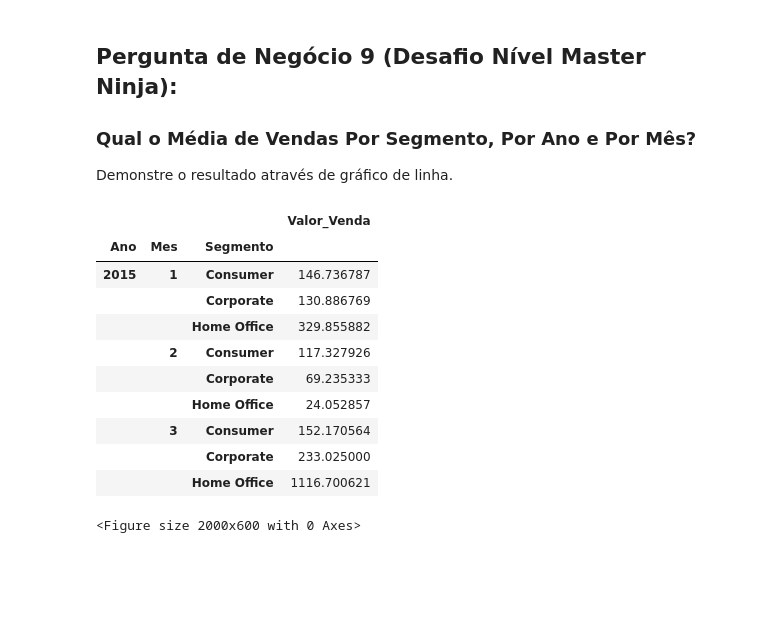
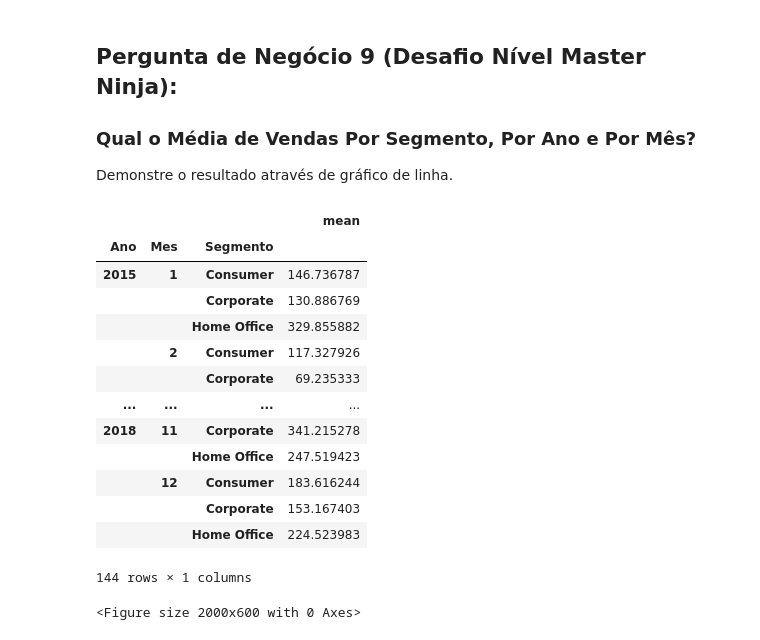
Before and after one commit to phaa/curso-python-analise-dados-dca, a Jupyter notebook: 13-Projeto/Projeto2-Perguntas.ipynb, the cells around one changed output. Cells and saved outputs as stored; diff of their text form; code cells hidden in the pictures; blank space fills up the shorter version.

```diff
--- a/13-Projeto/Projeto2-Perguntas.ipynb
+++ b/13-Projeto/Projeto2-Perguntas.ipynb
@@ -330,20 +333,3 @@ dtype: float64
 ### Qual o Média de Vendas Por Segmento, Por Ano e Por Mês?
 
 Demonstre o resultado através de gráfico de linha.
-# %%
-df_dsa['Mes'] = df_dsa['Data_Pedido'].dt.month
-
-result_p9 = df_dsa[['Segmento', 'Ano', 'Mes', 'Valor_Venda']].groupby(['Ano', 'Mes', 'Segmento']).mean()
-result_p9.head(9)
-# %% [output]
-|  |  |  | Valor_Venda |
-| Ano | Mes | Segmento |  |
-| 2015 | 1 | Consumer | 146.736787 |
-|  |  | Corporate | 130.886769 |
-|  |  | Home Office | 329.855882 |
-|  | 2 | Consumer | 117.327926 |
-|  |  | Corporate | 69.235333 |
-|  |  | Home Office | 24.052857 |
-|  | 3 | Consumer | 152.170564 |
-|  |  | Corporate | 233.025000 |
-|  |  | Home Office | 1116.700621 |
@@ -350,3 +339,22 @@ result_p9.head(9)
+# %%
+# Agora vamos agrupar por Ano -> Mes -> Segmento, extrair a coluna Valor_Venda e pegar a media
+result_p9 = df_dsa.groupby(['Ano', 'Mes', 'Segmento'])['Valor_Venda'].agg(['mean'])
+result_p9
+# %% [output]
+|  |  |  | mean |
+| Ano | Mes | Segmento |  |
+| 2015 | 1 | Consumer | 146.736787 |
+|  |  | Corporate | 130.886769 |
+|  |  | Home Office | 329.855882 |
+|  | 2 | Consumer | 117.327926 |
+|  |  | Corporate | 69.235333 |
+| ... | ... | ... | ... |
+| 2018 | 11 | Corporate | 341.215278 |
+|  |  | Home Office | 247.519423 |
+|  | 12 | Consumer | 183.616244 |
+|  |  | Corporate | 153.167403 |
+|  |  | Home Office | 224.523983 |
+144 rows × 1 columns
 # %%
 # Para fazer esse gráfico, precisaremos extrair os índices de cada nível
 anos = result_p9.index.get_level_values(0)
```
Also changed, not shown: parts of 7 cells of this notebook, 1 other file.
